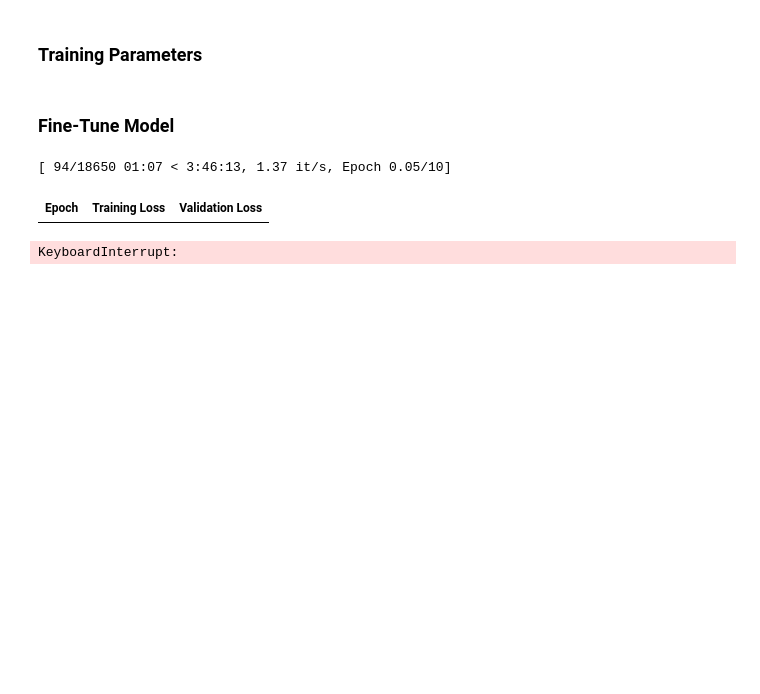
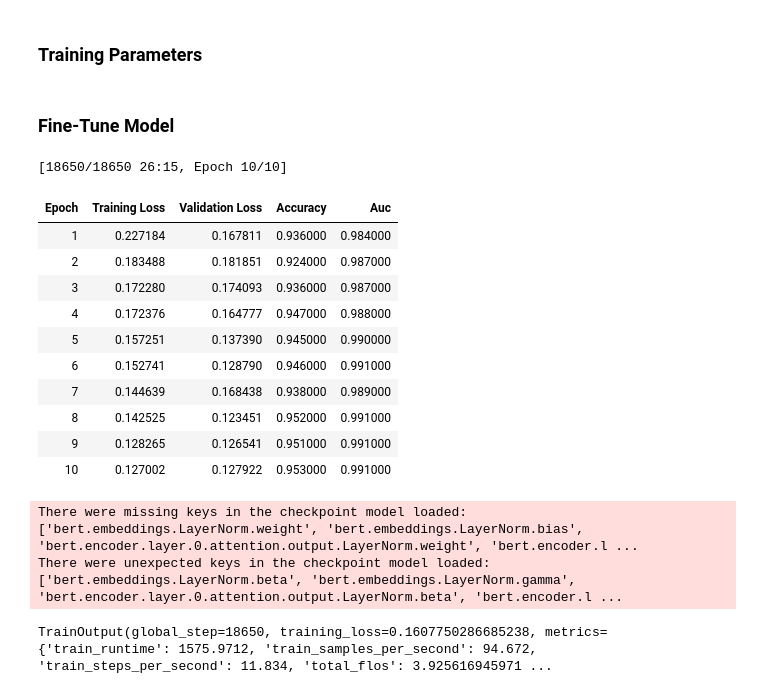
Before and after one commit to Drew-Levy/E-ML, a Jupyter notebook: bert.ipynb, the cells around one changed output. Drawn from its saved outputs; the diff is of its cells as text; code cells hidden in the pictures; blank space fills up the shorter version.

Commit message:
BERT Fine-tuning Results

```diff
--- a/bert.ipynb
+++ b/bert.ipynb
@@ -460,16 +474,27 @@ training_args = TrainingArguments(
 # %%
 trainer = Trainer(
     model=model,
     args=training_args,
     train_dataset=tokenized_train_data,
     eval_dataset=tokenized_validation_data,
-    tokenizer=tokenizer,
     data_collator=data_collator,
     compute_metrics=compute_metrics
 )
 
 trainer.train()
 # %% [output]
-[ 94/18650 01:07 < 3:46:13, 1.37 it/s, Epoch 0.05/10]
+[18650/18650 26:15, Epoch 10/10]
-| Epoch | Training Loss | Validation Loss |
+| Epoch | Training Loss | Validation Loss | Accuracy | Auc |
+| 1 | 0.227184 | 0.167811 | 0.936000 | 0.984000 |
+| 2 | 0.183488 | 0.181851 | 0.924000 | 0.987000 |
+| 3 | 0.172280 | 0.174093 | 0.936000 | 0.987000 |
+| 4 | 0.172376 | 0.164777 | 0.947000 | 0.988000 |
+| 5 | 0.157251 | 0.137390 | 0.945000 | 0.990000 |
+| 6 | 0.152741 | 0.128790 | 0.946000 | 0.991000 |
+| 7 | 0.144639 | 0.168438 | 0.938000 | 0.989000 |
+| 8 | 0.142525 | 0.123451 | 0.952000 | 0.991000 |
+| 9 | 0.128265 | 0.126541 | 0.951000 | 0.991000 |
+| 10 | 0.127002 | 0.127922 | 0.953000 | 0.991000 |
-KeyboardInterrupt:
+There were missing keys in the checkpoint model loaded: ['bert.embeddings.LayerNorm.weight', 'bert.embeddings.LayerNorm.bias', 'bert.encoder.layer.0.attention.output.LayerNorm.weight', 'bert.encoder.l ...
+There were unexpected keys in the checkpoint model loaded: ['bert.embeddings.LayerNorm.beta', 'bert.embeddings.LayerNorm.gamma', 'bert.encoder.layer.0.attention.output.LayerNorm.beta', 'bert.encoder.l ...
+TrainOutput(global_step=18650, training_loss=0.1607750286685238, metrics={'train_runtime': 1575.9712, 'train_samples_per_second': 94.672, 'train_steps_per_second': 11.834, 'total_flos': 3.925616945971 ...
```
Also changed, not shown: parts of 5 cells of this notebook.
